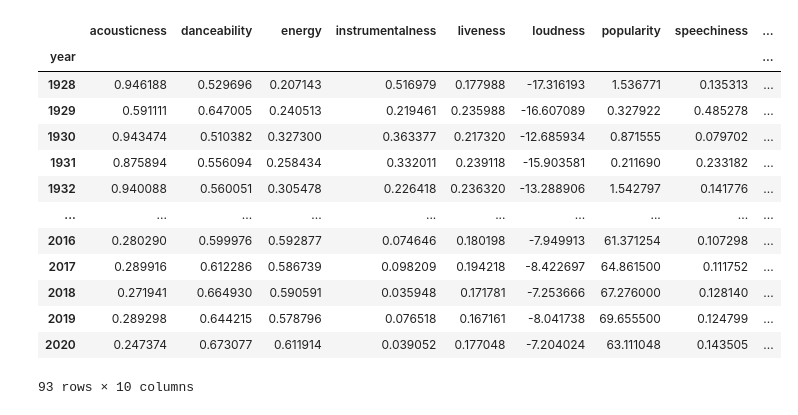
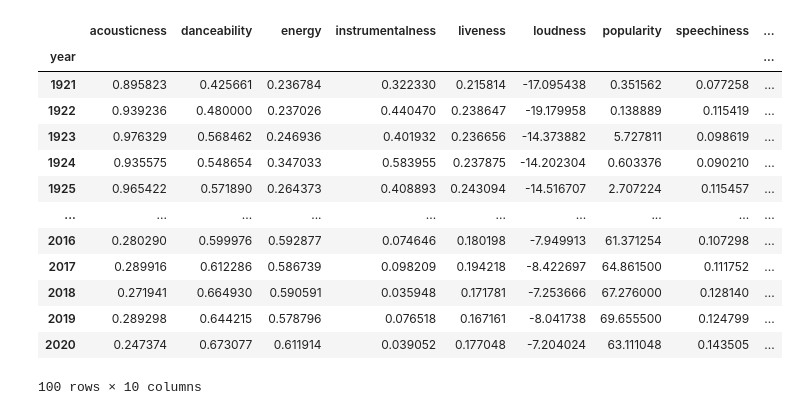
Before and after one commit to JoeKell/SpotifySongAnalysisProject, a Jupyter notebook: dance_playlist_gen.ipynb, the cells around one changed output. Saved outputs shown, nothing was run; the diff lists cells and outputs as text; code cells hidden in the pictures.

```diff
--- a/dance_playlist_gen.ipynb
+++ b/dance_playlist_gen.ipynb
@@ -23,23 +29,23 @@ red_kaggle_spot_df=kaggle_spot_df[['id','name','artists','year','acousticness','
 # %%
 #agg mean of spotify metrics by year
-annual_metrics_df=red_kaggle_spot_df[['year','acousticness','danceability','energy','instrumentalness','liveness','loudness', 'popularity','speechiness','tempo','valence']].groupby('year').mean()
+annual_metrics_df=kaggle_spot_df[['year','acousticness','danceability','energy','instrumentalness','liveness','loudness', 'popularity','speechiness','tempo','valence']].groupby('year').mean()
 
 annual_metrics_df
 # %% [output]
 |  | acousticness | danceability | energy | instrumentalness | liveness | loudness | popularity | speechiness | ... |
 | year |  |  |  |  |  |  |  |  | ... |
-| 1928 | 0.946188 | 0.529696 | 0.207143 | 0.516979 | 0.177988 | -17.316193 | 1.536771 | 0.135313 | ... |
-| 1929 | 0.591111 | 0.647005 | 0.240513 | 0.219461 | 0.235988 | -16.607089 | 0.327922 | 0.485278 | ... |
-| 1930 | 0.943474 | 0.510382 | 0.327300 | 0.363377 | 0.217320 | -12.685934 | 0.871555 | 0.079702 | ... |
-| 1931 | 0.875894 | 0.556094 | 0.258434 | 0.332011 | 0.239118 | -15.903581 | 0.211690 | 0.233182 | ... |
-| 1932 | 0.940088 | 0.560051 | 0.305478 | 0.226418 | 0.236320 | -13.288906 | 1.542797 | 0.141776 | ... |
+| 1921 | 0.895823 | 0.425661 | 0.236784 | 0.322330 | 0.215814 | -17.095438 | 0.351562 | 0.077258 | ... |
+| 1922 | 0.939236 | 0.480000 | 0.237026 | 0.440470 | 0.238647 | -19.179958 | 0.138889 | 0.115419 | ... |
+| 1923 | 0.976329 | 0.568462 | 0.246936 | 0.401932 | 0.236656 | -14.373882 | 5.727811 | 0.098619 | ... |
+| 1924 | 0.935575 | 0.548654 | 0.347033 | 0.583955 | 0.237875 | -14.202304 | 0.603376 | 0.090210 | ... |
+| 1925 | 0.965422 | 0.571890 | 0.264373 | 0.408893 | 0.243094 | -14.516707 | 2.707224 | 0.115457 | ... |
 | ... | ... | ... | ... | ... | ... | ... | ... | ... | ... |
 | 2016 | 0.280290 | 0.599976 | 0.592877 | 0.074646 | 0.180198 | -7.949913 | 61.371254 | 0.107298 | ... |
 | 2017 | 0.289916 | 0.612286 | 0.586739 | 0.098209 | 0.194218 | -8.422697 | 64.861500 | 0.111752 | ... |
 | 2018 | 0.271941 | 0.664930 | 0.590591 | 0.035948 | 0.171781 | -7.253666 | 67.276000 | 0.128140 | ... |
 | 2019 | 0.289298 | 0.644215 | 0.578796 | 0.076518 | 0.167161 | -8.041738 | 69.655500 | 0.124799 | ... |
 | 2020 | 0.247374 | 0.673077 | 0.611914 | 0.039052 | 0.177048 | -7.204024 | 63.111048 | 0.143505 | ... |
-93 rows × 10 columns
+100 rows × 10 columns
 # %%
 #turns the metric names into a list
 spot_metric_names=annual_metrics_df.columns.to_list()
```
Also changed, not shown: parts of 6 cells of this notebook, 1 other file.
